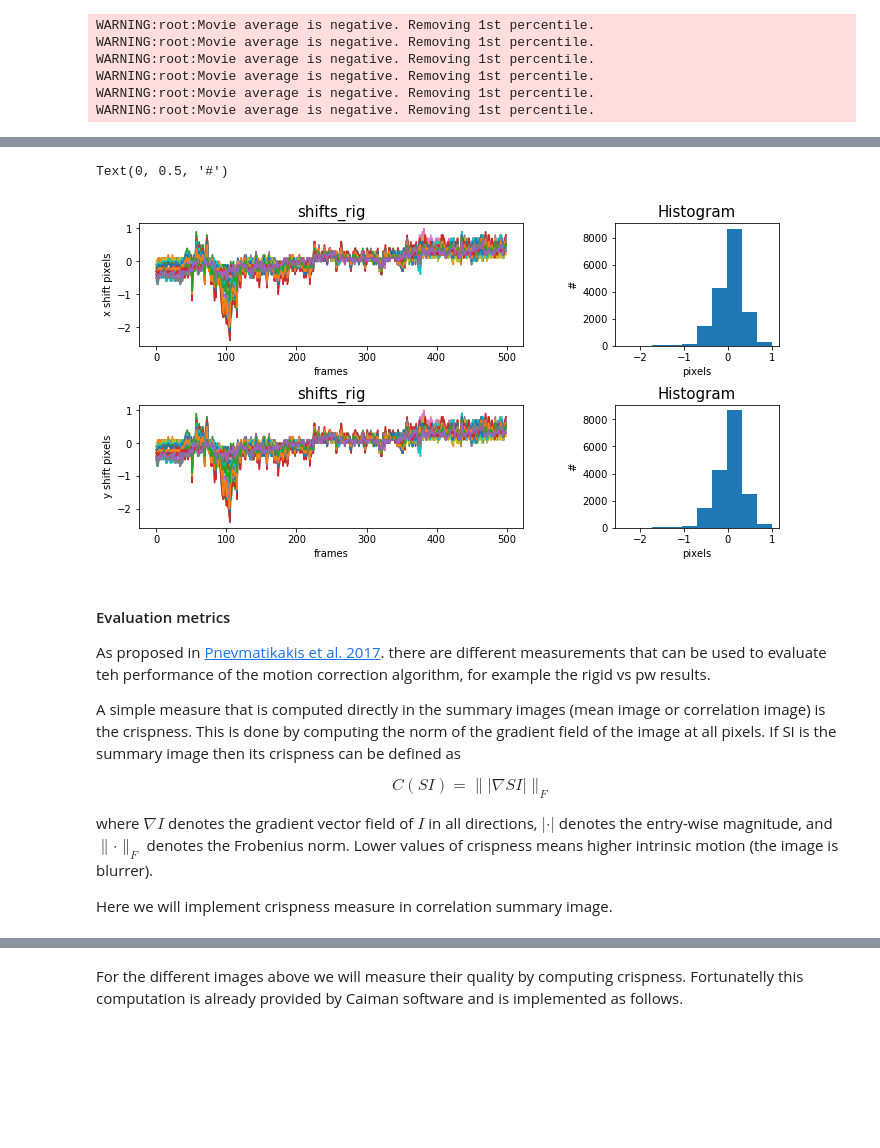
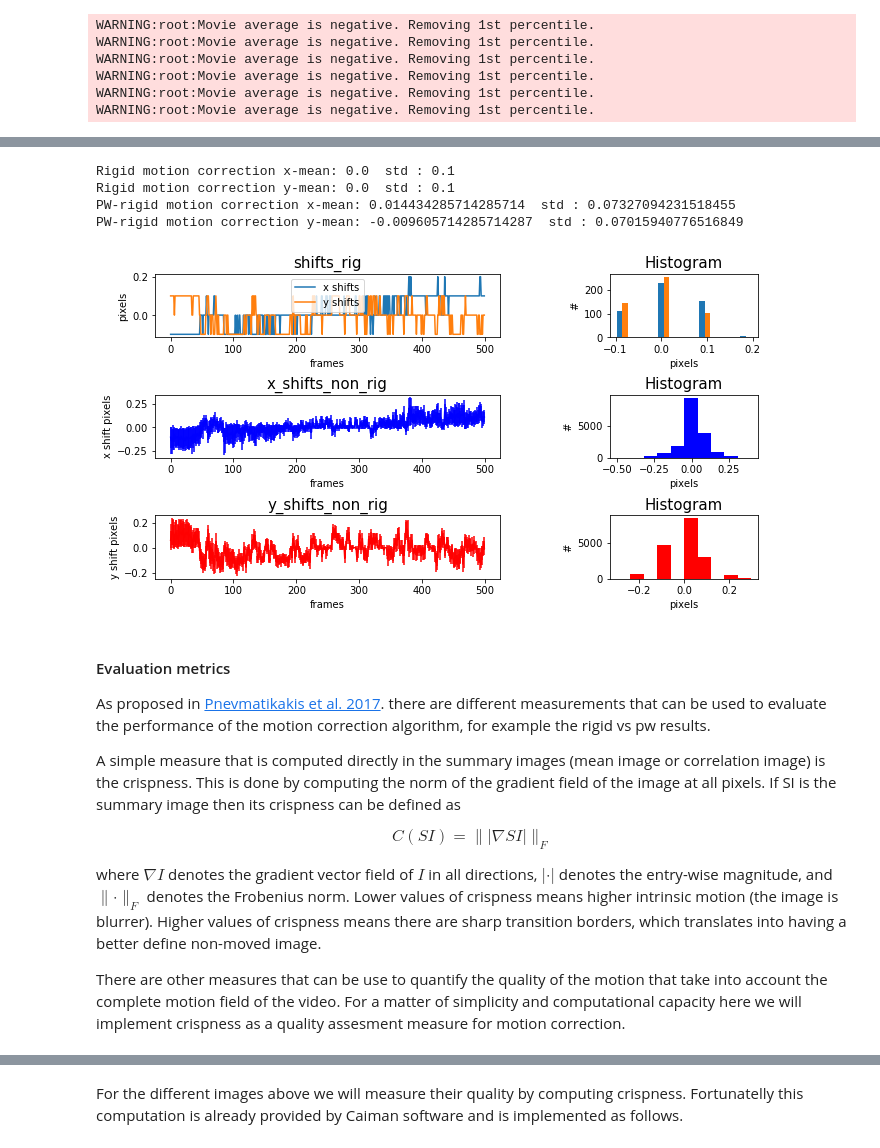
Before and after one commit to melisamc89/Neuro_course, a Jupyter notebook: assignment4_solutions.ipynb, the cells around one changed output, grey strips where cells are left out. Drawn from its saved outputs; the diff is of its cells as text; code cells hidden in the pictures; blank space fills up the shorter version.

```diff
--- a/assignment4_solutions.ipynb
+++ b/assignment4_solutions.ipynb
@@ -42,8 +42,8 @@ It it recomendable to have separate folders for the raw data and the multiple fi
 
 Here declare your work directory paths that will be used in the rest of the notebook (please change them to your ouw ones).
 # %%
-data_dir = '/home/melisa/Documents/Neuro_course/data/'           # define your data directory
-figures_dir = '/home/melisa/Documents/Neuro_course/figures/'     # define your results directory
+data_dir = '/home/melisa/Documents/neuro_course/data/'           # define your data directory
+figures_dir = '/home/melisa/Documents/neuro_course/figures/'     # define your results directory
 # %% [markdown]
 
 ## Videos and images
@@ -254,36 +303,62 @@ Text(0, 0.5, '#')
 # %%
-#%% visualize elastic shifts
+#%% visualize rigid and elastic shifts
 figure = plt.figure(constrained_layout=True, figsize= (10,5))
-gs = figure.add_gridspec(2, 12)
+gs = figure.add_gridspec(3, 12)
 
-figure_ax1 = figure.add_subplot(gs[0, 0:7])
-figure_ax1.set_title('shifts_rig', fontsize = 15)
-figure_ax2 = figure.add_subplot(gs[0, 8:11])
+figure_ax0 = figure.add_subplot(gs[0, 0:7])
+figure_ax0.set_title('shifts_rig', fontsize = 15)
+
+figure_ax00 = figure.add_subplot(gs[0, 8:11])
+figure_ax00.set_title('Histogram', fontsize = 15)
+
+figure_ax0.plot(mc.shifts_rig)
+figure_ax0.legend(['x shifts','y shifts'])
+figure_ax0.set_xlabel('frames')
+figure_ax0.set_ylabel('pixels')
+
+figure_ax00.hist(np.array(mc.shifts_rig))
+figure_ax00.set_xlabel('pixels')
+figure_ax00.set_ylabel('#')
+
+
+figure_ax1 = figure.add_subplot(gs[1, 0:7])
+figure_ax1.set_title('x_shifts_non_rig', fontsize = 15)
+figure_ax2 = figure.add_subplot(gs[1, 8:11])
 figure_ax2.set_title('Histogram', fontsize = 15)
 
-figure_ax1.plot(mc.x_shifts_els)
+figure_ax1.errorbar(np.arange(0,len(mc.x_shifts_els)),np.mean(mc.x_shifts_els,1),np.std(mc.x_shifts_els,1),color='b')
 figure_ax1.set_xlabel('frames')
 figure_ax1.set_ylabel('x shift pixels')
 
-figure_ax2.hist(np.array(mc.x_shifts_els).flatten())
+figure_ax2.hist(np.array(mc.x_shifts_els).flatten(),color='b')
 figure_ax2.set_xlabel('pixels')
 figure_ax2.set_ylabel('#')
 
-figure_ax3 = figure.add_subplot(gs[1, 0:7])
-figure_ax3.set_title('shifts_rig', fontsize = 15)
-figure_ax4 = figure.add_subplot(gs[1, 8:11])
+figure_ax3 = figure.add_subplot(gs[2, 0:7])
+figure_ax3.set_title('y_shifts_non_rig', fontsize = 15)
+figure_ax4 = figure.add_subplot(gs[2, 8:11])
 figure_ax4.set_title('Histogram', fontsize = 15)
 
-figure_ax3.plot(mc.x_shifts_els)
+figure_ax3.errorbar(np.arange(0,len(mc.y_shifts_els)),np.mean(mc.y_shifts_els,1),np.std(mc.y_shifts_els,1),color='r')
 figure_ax3.set_xlabel('frames')
 figure_ax3.set_ylabel('y shift pixels')
 
-figure_ax4.hist(np.array(mc.x_shifts_els).flatten())
+figure_ax4.hist(np.array(mc.y_shifts_els).flatten(),color='r')
 figure_ax4.set_xlabel('pixels')
 figure_ax4.set_ylabel('#')
+
+print('Rigid motion correction x-mean:',np.mean(mc.shifts_rig[0]), ' std :', np.std(mc.shifts_rig[0]))
+print('Rigid motion correction y-mean:',np.mean(mc.shifts_rig[1]), ' std :', np.std(mc.shifts_rig[1]))
+
+
+print('PW-rigid motion correction x-mean:',np.mean(np.mean(mc.x_shifts_els,1)), ' std :', np.std(np.mean(mc.x_shifts_els,1)))
+print('PW-rigid motion correction y-mean:',np.mean(np.mean(mc.y_shifts_els,1)), ' std :', np.std(np.mean(mc.y_shifts_els,1)))
 # %% [output]
-Text(0, 0.5, '#')
+Rigid motion correction x-mean: 0.0  std : 0.1
+Rigid motion correction y-mean: 0.0  std : 0.1
+PW-rigid motion correction x-mean: 0.014434285714285714  std : 0.07327094231518455
+PW-rigid motion correction y-mean: -0.009605714285714287  std : 0.07015940776516849
-[figure, old version]
+[figure, new version]
 # %%
 # play original video, rigid motion corrected and pw motion corrected
 # concatenate the three movies along axes 2
@@ -294,7 +369,7 @@ movies_chained = cm.concatenate([original_movie,m_rig,m_els],axis = 2).resize(1,
 # %% [markdown]
 #### Evaluation metrics
 
-As proposed in [Pnevmatikakis et al. 2017](https://www.sciencedirect.com/science/article/pii/S0165027017302753). there are different measurements that can be used to evaluate teh performance of the motion correction algorithm, for example the rigid vs pw results.
+As proposed in [Pnevmatikakis et al. 2017](https://www.sciencedirect.com/science/article/pii/S0165027017302753). there are different measurements that can be used to evaluate the performance of the motion correction algorithm, for example the rigid vs pw results.
 
 A simple measure that is computed directly in the summary images (mean image or correlation image) is the crispness. This is done by computing the norm of the gradient field of the image at all pixels.
 If SI is the summary image then its crispness can be defined as
@@ -302,9 +377,9 @@ If SI is the summary image then its crispness can be defined as
 $$C(SI) = ∥ | ∇SI | ∥_F $$
 
 
-where $ ∇I $ denotes the gradient vector field of $I$ in all directions, $|·|$ denotes the entry-wise magnitude, and $ ∥·∥_F $ denotes the Frobenius norm. Lower values of crispness means higher intrinsic motion (the image is blurrer).
+where $ ∇I $ denotes the gradient vector field of $I$ in all directions, $|·|$ denotes the entry-wise magnitude, and $ ∥·∥_F $ denotes the Frobenius norm. Lower values of crispness means higher intrinsic motion (the image is blurrer). Higher values of crispness means there are sharp transition borders, which translates into having a better define non-moved image.
 
-Here we will implement crispness measure in correlation summary image.
+There are other measures that can be use to quantify the quality of the motion that take into account the complete motion field of the video. For a matter of simplicity and computational capacity here we will implement crispness as a quality assesment measure for motion correction.
 # %% [markdown]
 ##### Exercise 3.
 
```
Also changed, not shown: parts of 29 cells of this notebook.
